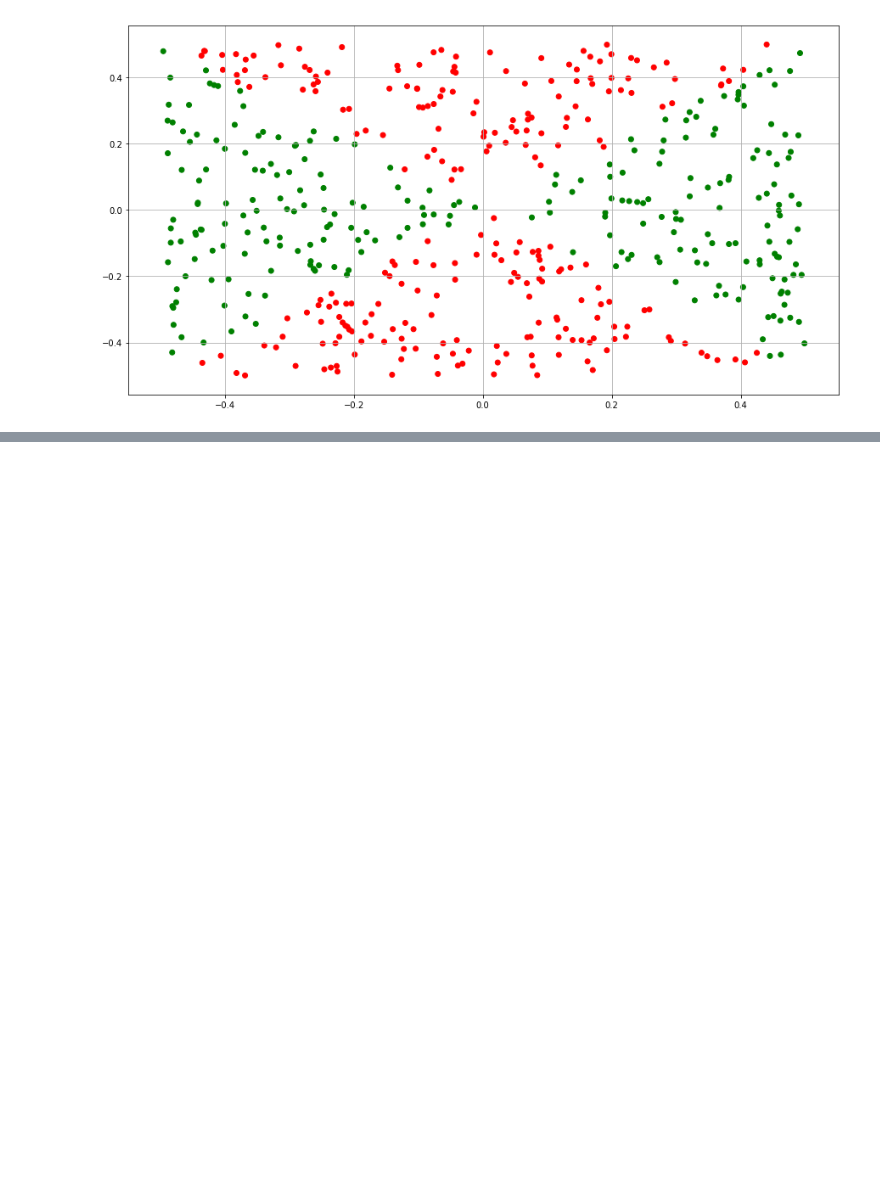
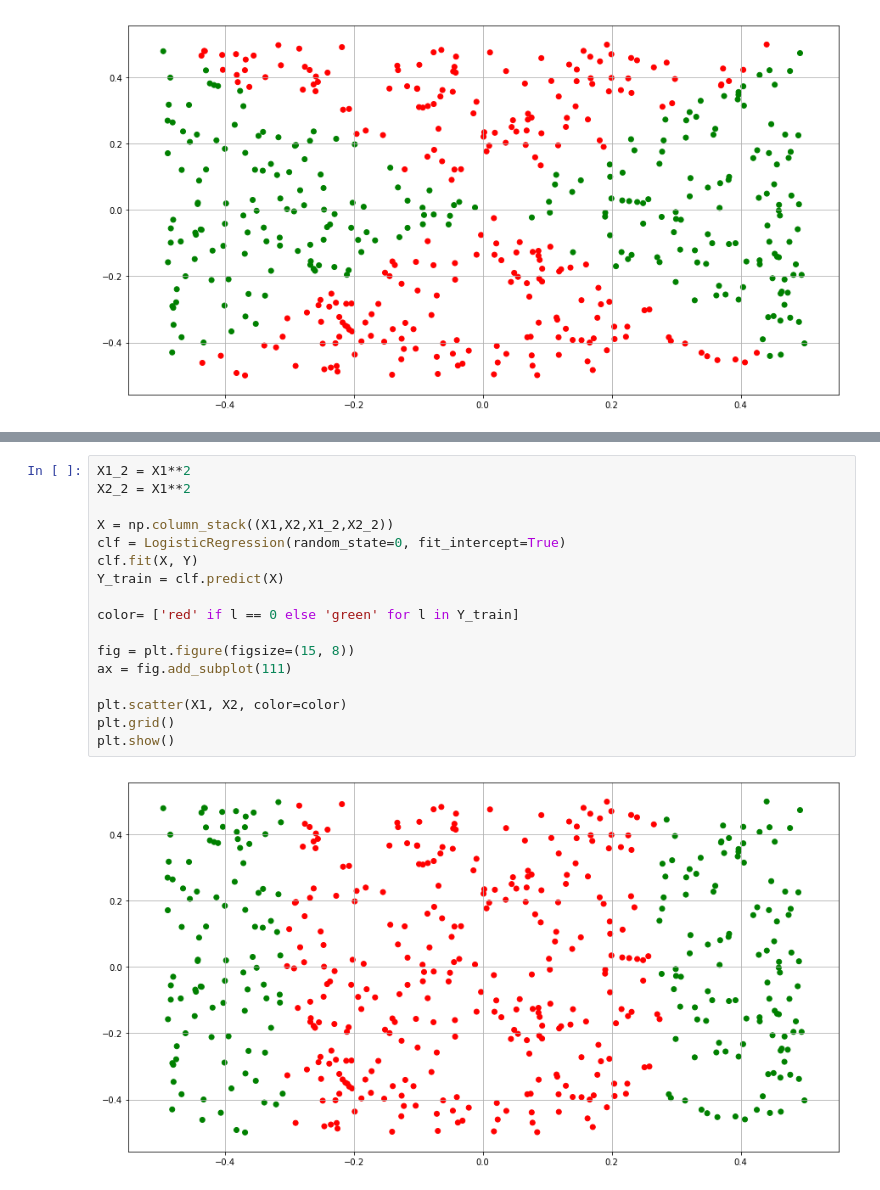
Before and after one commit to amitrajan012/Introduction-to-Statistical-Learning, a Jupyter notebook: Support Vector Machines.ipynb, the cells around one changed output, grey strips where cells are left out. Drawn from its saved outputs; the diff is of its cells as text; blank space fills up the shorter version.

```diff
--- a/Support Vector Machines.ipynb
+++ b/Support Vector Machines.ipynb
@@ -472,0 +499,19 @@ plt.show()
+# %%
+X1_2 = X1**2
+X2_2 = X1**2
+
+X = np.column_stack((X1,X2,X1_2,X2_2))
+clf = LogisticRegression(random_state=0, fit_intercept=True)
+clf.fit(X, Y)
+Y_train = clf.predict(X)
+
+color= ['red' if l == 0 else 'green' for l in Y_train]
+
+fig = plt.figure(figsize=(15, 8))
+ax = fig.add_subplot(111)
+
+plt.scatter(X1, X2, color=color)
+plt.grid()
+plt.show()
+# %% [output]
+[figure, added]
```
Also changed, not shown: parts of 29 cells of this notebook.
